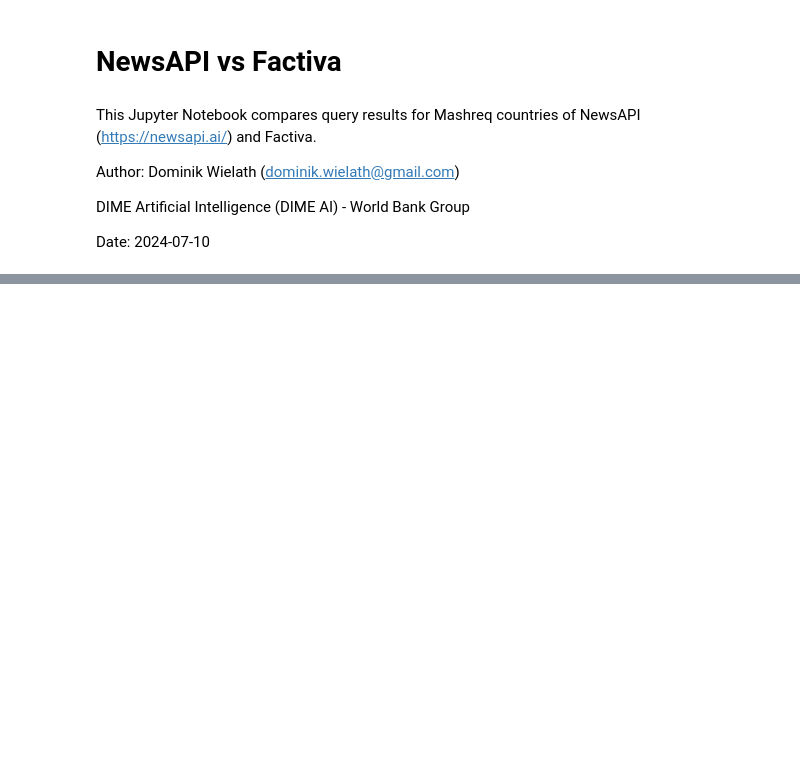
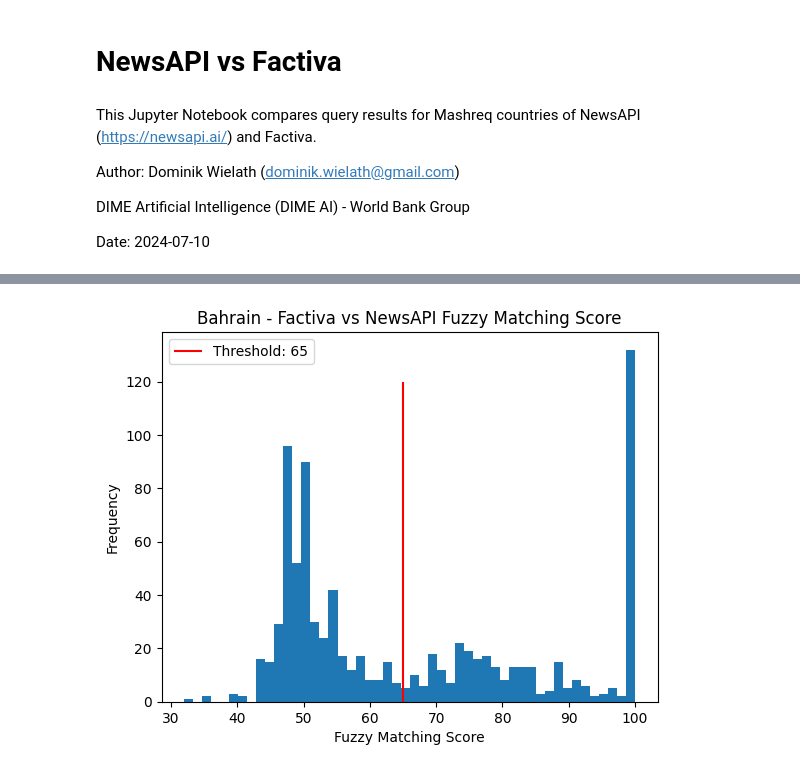
Before and after one commit to philippzi98/food_crises_mashreq, a Jupyter notebook: exploratory_news_sources/NewsAPIai_vs_Factiva.ipynb, the cells around one changed output, grey strips where cells are left out. Cells and saved outputs as stored; diff of their text form; code cells hidden in the pictures; blank space fills up the shorter version.

```diff
--- a/exploratory_news_sources/NewsAPIai_vs_Factiva.ipynb
+++ b/exploratory_news_sources/NewsAPIai_vs_Factiva.ipynb
@@ -26,3 +32,21 @@ mashreq_countries = ["Bahrain", "Egypt", "Iraq", "Israel", "Jordan", "Kuwait", "
+# %%
+# Specify required data paths
+data_path = "../../data/"
+data_path_newsapi = "../../data/newsapi/"
+data_path_newsapi_sources = "../../data/newsapi/sources/"
+data_path_newsapi_articles = "../../data/newsapi/articles/"
+data_path_newsapi_daily = "../../data/newsapi/articles-daily/"
+
+data_path_ratings = "../../data/news-ratings/"
+
+data_path_factiva = "../../data/factiva/"
+data_path_factiva_sources = "../../data/factiva/sources-metadata/"
+data_path_factiva_sources_raw = "../../data/factiva/sources-metadata/raw/"
+data_path_factiva_sources_clean = "../../data/factiva/sources-metadata/clean/"
+data_path_factiva_headlines = "../../data/factiva/headlines/"
+
+plot_path = "../../plots/"
+shapefiles_path = "../../data/shapefiles/"
 # %%
 # Set start and end dates
 start_date_string = "06/16/2024"
@@ -129,0 +2703,6 @@ File saved: Jordan_06162024_06302024_eng_1344.csv
+# %%
+factiva_header = pd.read_csv(data_path_factiva_headlines + f"clean/{country}/{country}_article_headers.csv")
+factiva_header["headline"] = factiva_header["headline"].apply(lambda x: x.lower())
+
+newsapi_headers = pd.read_csv(data_path_newsapi_articles + "bahrain_06162024_06302024_eng_1889_articles_newsapi.csv")
+newsapi_headers["title"] = newsapi_headers["title"].apply(lambda x: x.lower())
@@ -129,0 +2732,8 @@ File saved: Jordan_06162024_06302024_eng_1344.csv
+# %%
+# Matching Newsapi article titles with Factiva article titles
+newsapi_headers["matched_title"] = newsapi_headers["title"].apply(lambda x: process.extract(x, factiva_header["headline"].values, scorer=fuzz.ratio)[0][0])
+newsapi_headers["matched_proba"] = newsapi_headers["title"].apply(lambda x: process.extract(x, factiva_header["headline"].values, scorer=fuzz.ratio)[0][1])
+
+# Matching Factiva article titles with NewsAPI article titles
+factiva_header["matched_title"] = factiva_header["headline"].apply(lambda x: process.extract(x, newsapi_headers["title"].values, scorer=fuzz.ratio)[0][0])
+factiva_header["matched_proba"] = factiva_header["headline"].apply(lambda x: process.extract(x, newsapi_headers["title"].values, scorer=fuzz.ratio)[0][1])
@@ -129,0 +2742,10 @@ File saved: Jordan_06162024_06302024_eng_1344.csv
+# %%
+plt.hist(factiva_header["matched_proba"], bins=50)
+plt.title("Bahrain - Factiva vs NewsAPI Fuzzy Matching Score")
+plt.ylabel("Frequency")
+plt.xlabel("Fuzzy Matching Score")
+plt.vlines(x = 65,ymin=0, ymax=120, color = "red")
+plt.legend(["Threshold: 65"])
+plt.show()
+# %% [output]
+[figure, added]
```
Also changed, not shown: parts of 351 cells of this notebook, 4 other files.
